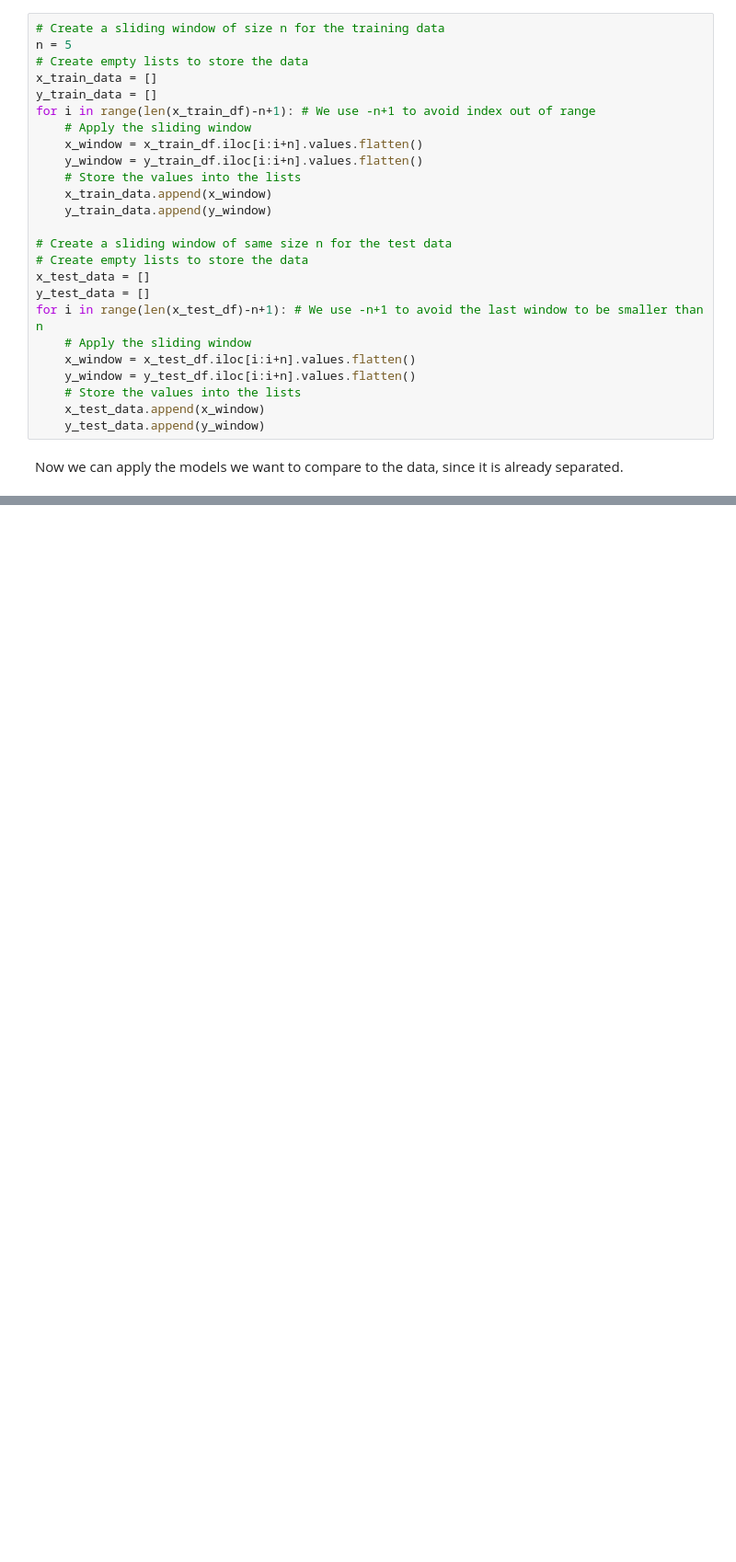
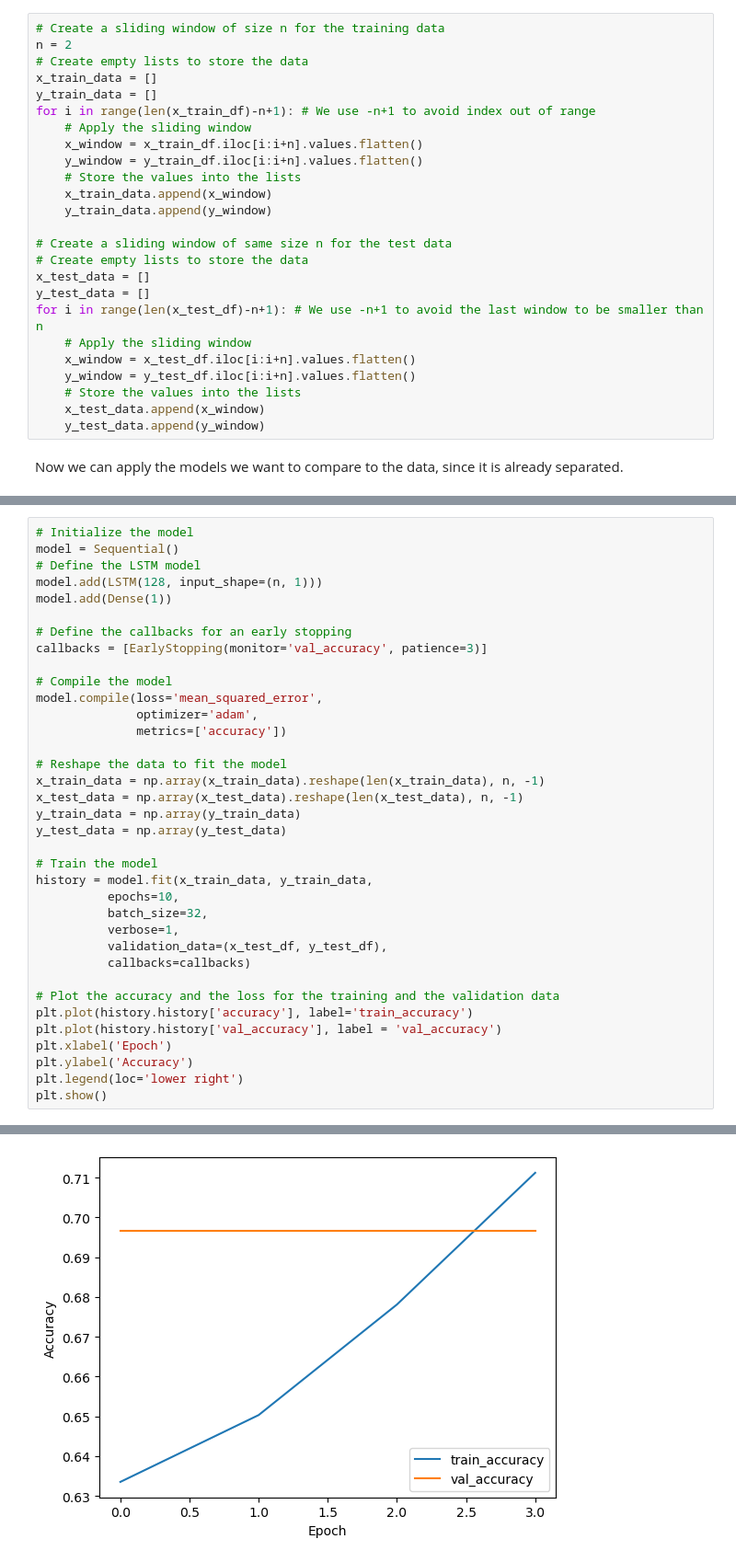
Before and after one commit to A01632681/DataScience, a Jupyter notebook: Assigment 2/Assigment2.ipynb, the cells around one changed output, grey strips where cells are left out. Shown at 92% size. Cells and saved outputs as stored; diff of their text form; blank space fills up the shorter version.

Commit message:
NN model

```diff
--- a/Assigment 2/Assigment2.ipynb
+++ b/Assigment 2/Assigment2.ipynb
@@ -196,7 +203,7 @@ y_test_df = df_EDA[df_EDA['set'] == 'test'].drop(columns=['EDA','time','group','
 Now that the information is separated into train and test, the windowing can be made.
 # %%
 # Create a sliding window of size n for the training data
-n = 5
+n = 2
 # Create empty lists to store the data
 x_train_data = []
 y_train_data = []
@@ -250,0 +260,37 @@ weighted avg       0.43      0.45      0.43     25236
+# %%
+# Initialize the model
+model = Sequential()
+# Define the LSTM model
+model.add(LSTM(128, input_shape=(n, 1)))
+model.add(Dense(1))
+
+# Define the callbacks for an early stopping
+callbacks = [EarlyStopping(monitor='val_accuracy', patience=3)]
+
+# Compile the model
+model.compile(loss='mean_squared_error',
+              optimizer='adam',
+              metrics=['accuracy'])
+
+# Reshape the data to fit the model
+x_train_data = np.array(x_train_data).reshape(len(x_train_data), n, -1)
+x_test_data = np.array(x_test_data).reshape(len(x_test_data), n, -1)
+y_train_data = np.array(y_train_data)
+y_test_data = np.array(y_test_data)
+
+# Train the model
+history = model.fit(x_train_data, y_train_data,
+          epochs=10,
+          batch_size=32,
+          verbose=1,
+          validation_data=(x_test_df, y_test_df),
+          callbacks=callbacks)
+
+# Plot the accuracy and the loss for the training and the validation data
+plt.plot(history.history['accuracy'], label='train_accuracy')
+plt.plot(history.history['val_accuracy'], label = 'val_accuracy')
+plt.xlabel('Epoch')
+plt.ylabel('Accuracy')
+plt.legend(loc='lower right')
+plt.show()
+# %% [output]
@@ -250,0 +305 @@ weighted avg       0.43      0.45      0.43     25236
+[figure, added]
```
Also changed, not shown: parts of 5 cells of this notebook.
